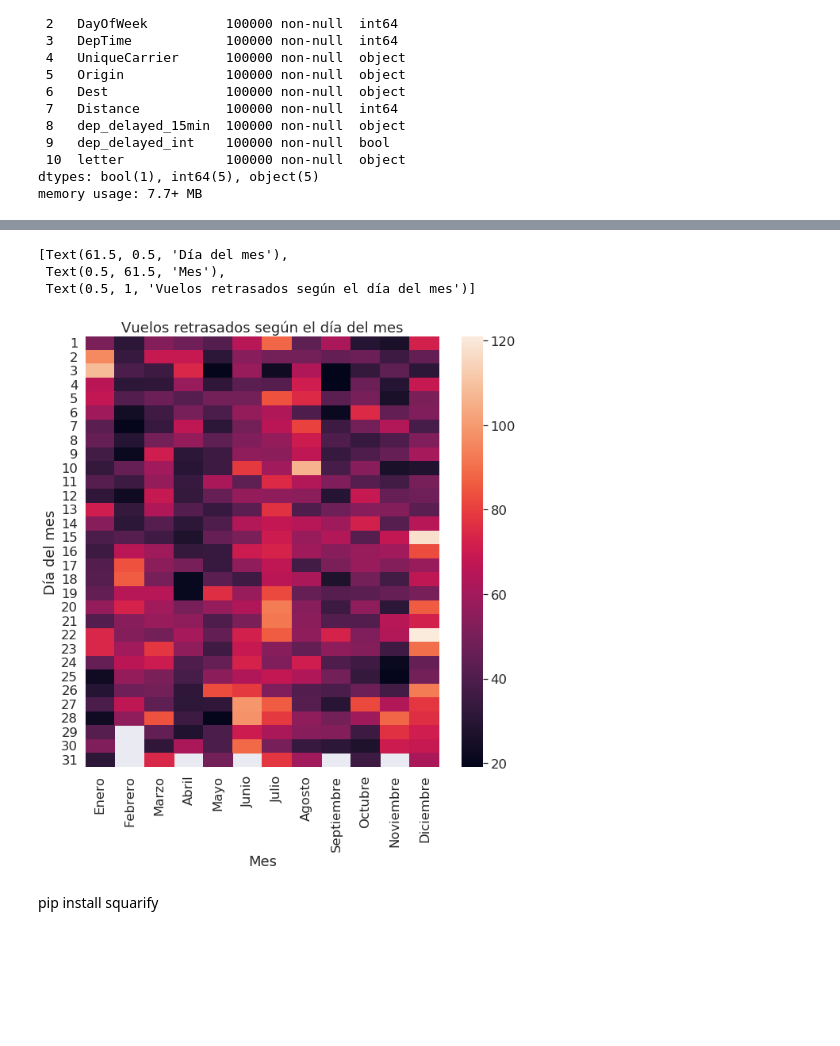
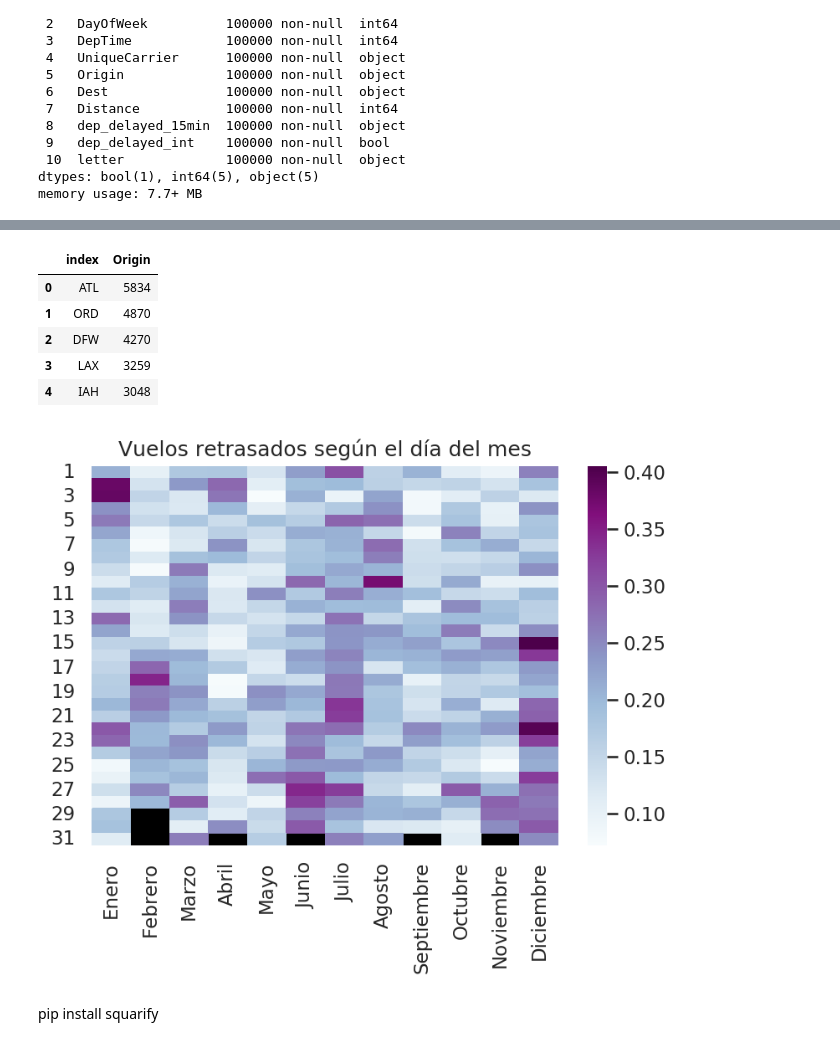
Before and after one commit to shizus/delayed-vicious-cat, a Jupyter notebook: FlightDelays.ipynb, the cells around one changed output, grey strips where cells are left out. Saved outputs shown, nothing was run; the diff lists cells and outputs as text; code cells hidden in the pictures; blank space fills up the shorter version.

Commit message:
Corrijo graficos de flight delays.

```diff
--- a/FlightDelays.ipynb
+++ b/FlightDelays.ipynb
@@ -107,0 +194,11 @@ memory usage: 7.7+ MB
+# %%
+origin_count =df['Origin'].value_counts().to_frame()
+origin_count.reset_index(inplace=True)
+origin_count.head()
+# %% [output]
+|  | index | Origin |
+| 0 | ATL | 5834 |
+| 1 | ORD | 4870 |
+| 2 | DFW | 4270 |
+| 3 | LAX | 3259 |
+| 4 | IAH | 3048 |
@@ -108,19 +207,18 @@ memory usage: 7.7+ MB
 # %%
-sns.set(rc={'figure.figsize':(10,10)}, font_scale=1.5)
+# sns.set(rc={'figure.figsize':(10,10)}, font_scale=1.5)
+sns.set(rc={"figure.dpi": 150, 'savefig.dpi': 150})
 
-flights = df.pivot_table(values='dep_delayed_int', index='DayofMonth', columns='Month', aggfunc='sum')
+flights = df.pivot_table(values='dep_delayed_int', index='DayofMonth', columns='Month', aggfunc='mean')
 
-ax = sns.heatmap(flights)
-
+ax = sns.heatmap(flights, cmap="BuPu")
 # title
 ax.set_xticklabels(['Enero', 'Febrero', 'Marzo', 'Abril', 'Mayo', 'Junio', 'Julio', 'Agosto', 'Septiembre', 'Octubre', 'Noviembre', 'Diciembre'],
                   rotation=90)
-ax.set(title='Vuelos retrasados según el día del mes', xlabel='Mes', ylabel='Día del mes')
+
+ax.set(title='Vuelos retrasados según el día del mes', xlabel='', ylabel='')
+ax.set_facecolor('black')
 # %% [output]
-[Text(61.5, 0.5, 'Día del mes'),
- Text(0.5, 61.5, 'Mes'),
- Text(0.5, 1, 'Vuelos retrasados según el día del mes')]
-[figure, old version]
+[figure, new version]
 # %% [markdown]
 pip install squarify
 # %%
```
Also changed, not shown: parts of 28 cells of this notebook.
